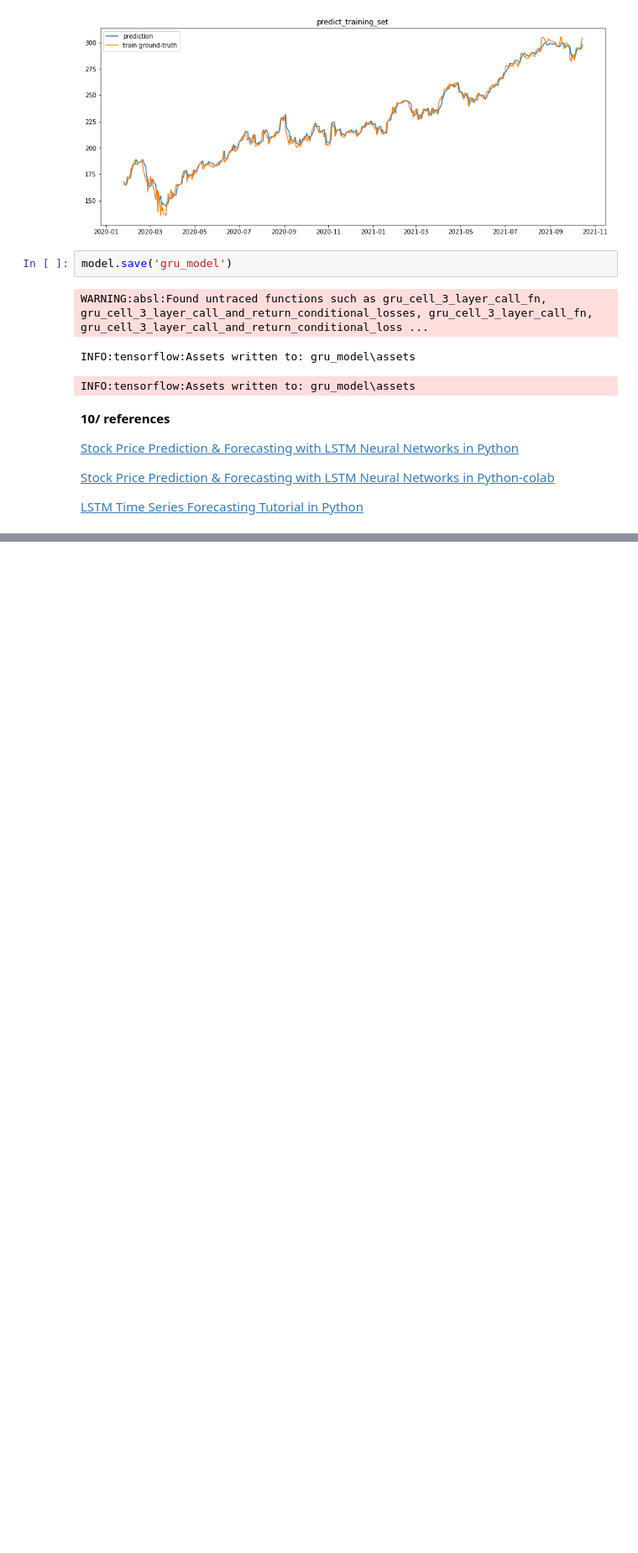
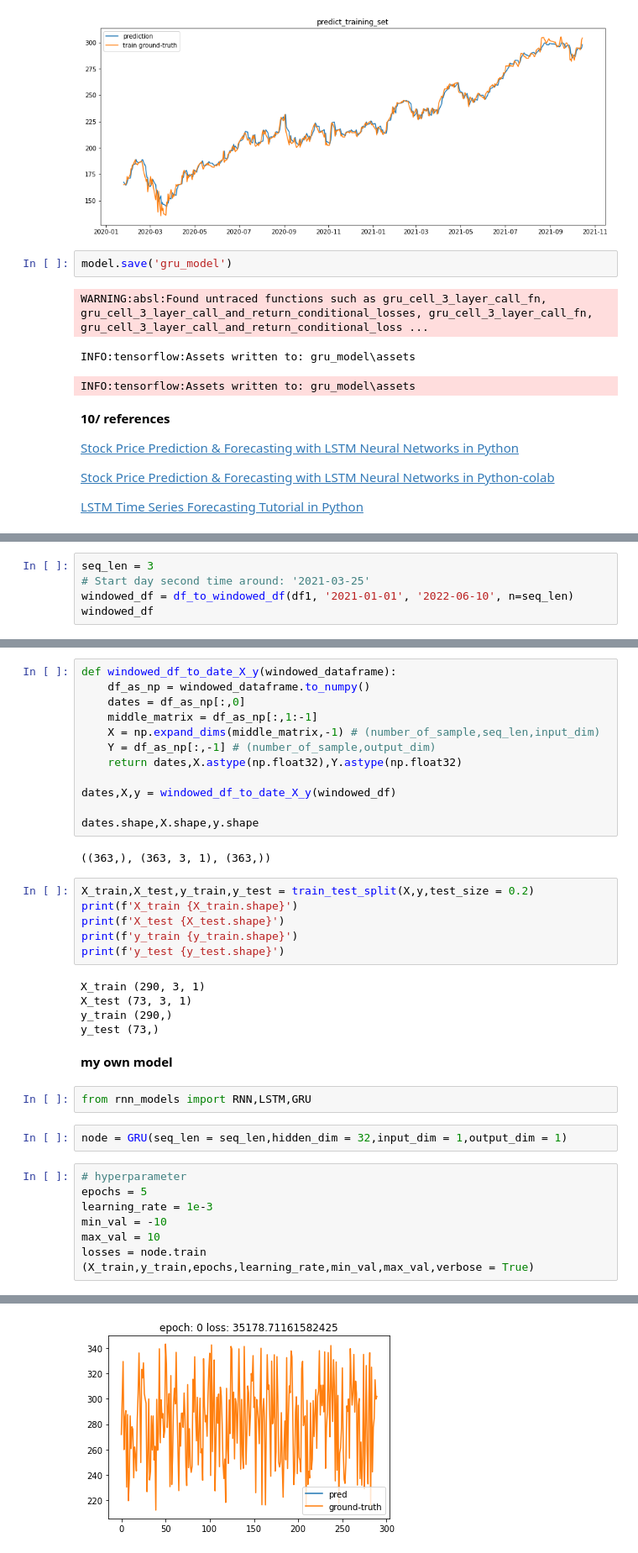
Before and after one commit to iteam1/predict-series-data-with-RNN, a Jupyter notebook: notebook.ipynb, the cells around one changed output, grey strips where cells are left out. Shown at 84% size. Cells and saved outputs as stored; diff of their text form; blank space fills up the shorter version.

Commit message:
testing my model

```diff
--- a/notebook.ipynb
+++ b/notebook.ipynb
@@ -834,0 +940,5 @@ INFO:tensorflow:Assets written to: gru_model\assets
+# %%
+seq_len = 3
+# Start day second time around: '2021-03-25'
+windowed_df = df_to_windowed_df(df1, '2021-01-01', '2022-06-10', n=seq_len)
+windowed_df
@@ -834,0 +959,39 @@ INFO:tensorflow:Assets written to: gru_model\assets
+# %%
+def windowed_df_to_date_X_y(windowed_dataframe):
+    df_as_np = windowed_dataframe.to_numpy()
+    dates = df_as_np[:,0]
+    middle_matrix = df_as_np[:,1:-1]
+    X = np.expand_dims(middle_matrix,-1) # (number_of_sample,seq_len,input_dim)
+    Y = df_as_np[:,-1] # (number_of_sample,output_dim)
+    return dates,X.astype(np.float32),Y.astype(np.float32)
+
+dates,X,y = windowed_df_to_date_X_y(windowed_df)
+
+dates.shape,X.shape,y.shape
+# %% [output]
+((363,), (363, 3, 1), (363,))
+# %%
+X_train,X_test,y_train,y_test = train_test_split(X,y,test_size = 0.2)
+print(f'X_train {X_train.shape}')
+print(f'X_test {X_test.shape}')
+print(f'y_train {y_train.shape}')
+print(f'y_test {y_test.shape}')
+# %% [output]
+X_train (290, 3, 1)
+X_test (73, 3, 1)
+y_train (290,)
+y_test (73,)
+# %% [markdown]
+**my own model**
+# %%
+from rnn_models import RNN,LSTM,GRU
+# %%
+node = GRU(seq_len = seq_len,hidden_dim = 32,input_dim = 1,output_dim = 1)
+# %%
+# hyperparameter
+epochs = 5
+learning_rate = 1e-3
+min_val = -10
+max_val = 10
+losses = node.train (X_train,y_train,epochs,learning_rate,min_val,max_val,verbose = True)
+# %% [output]
@@ -834,0 +999 @@ INFO:tensorflow:Assets written to: gru_model\assets
+[figure, added]
```
Also changed, not shown: parts of 11 cells of this notebook, 2 other files.
